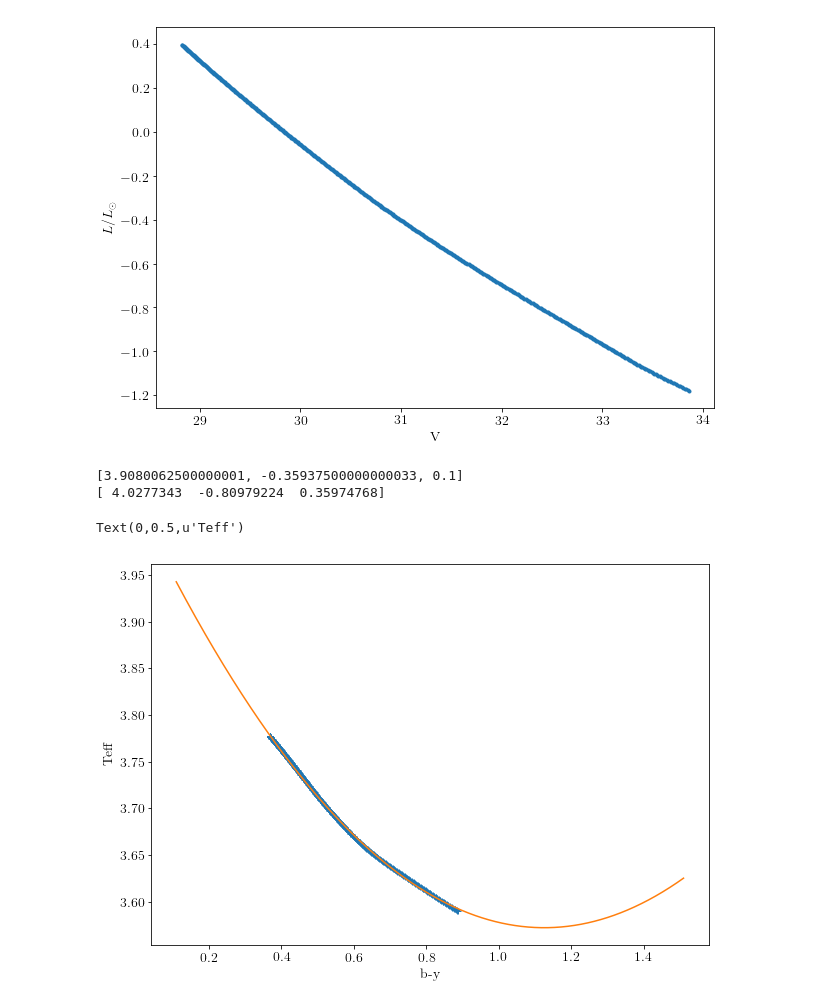
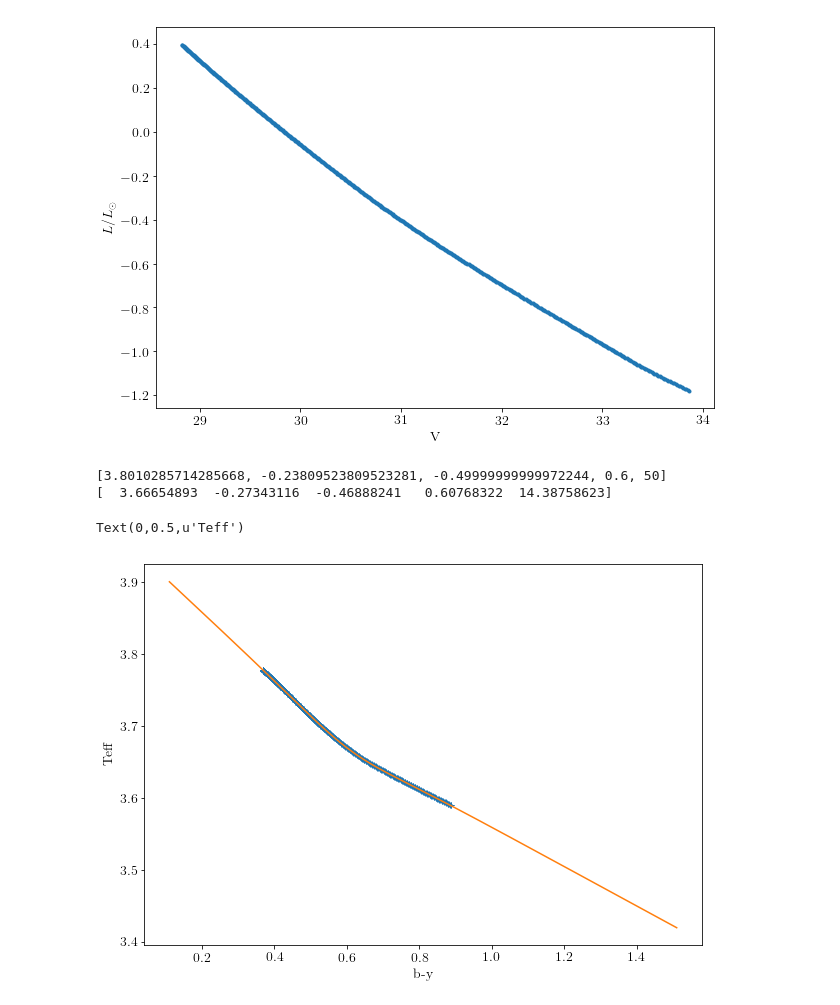
Before and after one commit to mbadenas/Optical-Astronomy, a Jupyter notebook: Fit isochrones.ipynb, the cells around one changed output. Cells and saved outputs as stored; diff of their text form; code cells hidden in the pictures.

```diff
--- a/Fit isochrones.ipynb
+++ b/Fit isochrones.ipynb
@@ -72,31 +72,35 @@ Text(0,0.5,u'$L/L_\\odot$')
 # %%
 # fem el fit en questió. aixo no ho he borrat perque va be per
 # veure com es comporten les funcions fora de la zona MS.
 # així, com més lineal és menys modifica sense sentit els resultats
 # de les estrelles fora de la MS.
-def curvefitter(x,p0,p1,p2):
+def curvefitter(x,p0,plow,phigh,pchange,prate):
     # params has dimension 5 (from 0 to 4)
     #y = p0+p1*x+p2*x**2+p3*x**3+p_1/x
-    y = p0+p1*x+p2*x**2
+    # try with variable p1
+    p1 = (phigh-plow)/(1+np.exp(prate*(x-pchange)))+plow
+    y = p0+p1*(x-pchange)
     return y
-p1_0 = (Teff[-1]-Teff[0])/(by[-1]-by[0]) #first guess of params[1]
-p0_0 = Teff[0]-p1_0*by[1]
-p0 = [p0_0,p1_0,.1]
+#p1_0 = (Teff[-1]-Teff[0])/(by[-1]-by[0]) #first guess of params[1]
+plow = (Teff[10]-Teff[0])/(by[10]-by[0])
+phigh = (Teff[-1]-Teff[-10])/(by[-1]-by[-10])
+p0_0 = Teff[0]-plow*by[0]
+p0 = [p0_0,plow,phigh,.6,50]
 print p0
 import scipy.optimize as opt
 popt, pcov = opt.curve_fit(curvefitter,by,Teff,p0)
 plt.figure()
 plt.plot(by,Teff,'+')
 by_grid = np.linspace(.3*min(by),1.7*max(by),1000)
 plt.plot(by_grid,curvefitter(by_grid,*popt),'-')
 print popt
 plt.xlabel('b-y')
 plt.ylabel('Teff')
 # %% [output]
-[3.9080062500000001, -0.35937500000000033, 0.1]
-[ 4.0277343  -0.80979224  0.35974768]
+[3.8010285714285668, -0.23809523809523281, -0.49999999999972244, 0.6, 50]
+[  3.66654893  -0.27343116  -0.46888241   0.60768322  14.38758623]
 Text(0,0.5,u'Teff')
-[figure, old version]
+[figure, new version]
 # %%
 def Vby2LT(stars,iso):
     # 1- get indMax
```
Also changed, not shown: parts of 2 cells of this notebook, 47 other files.
